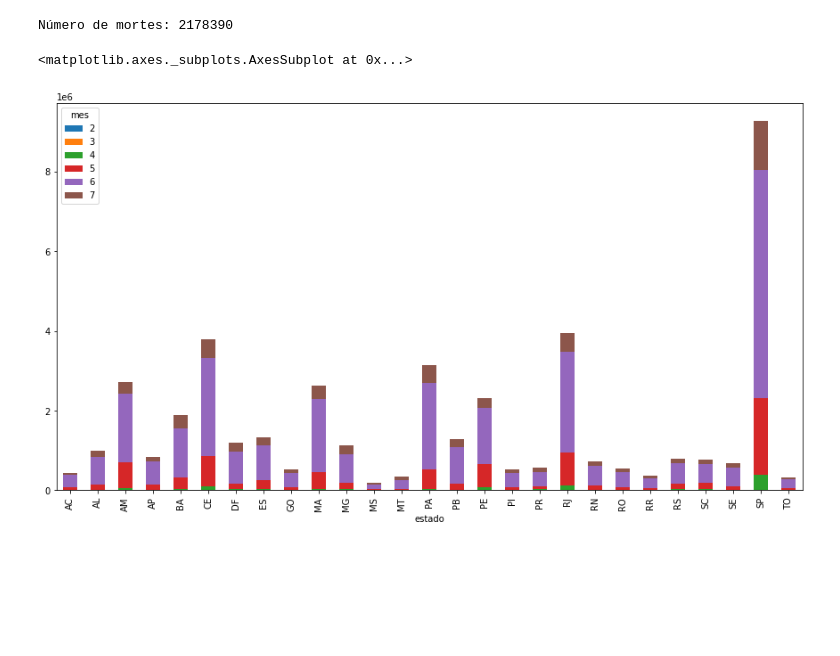
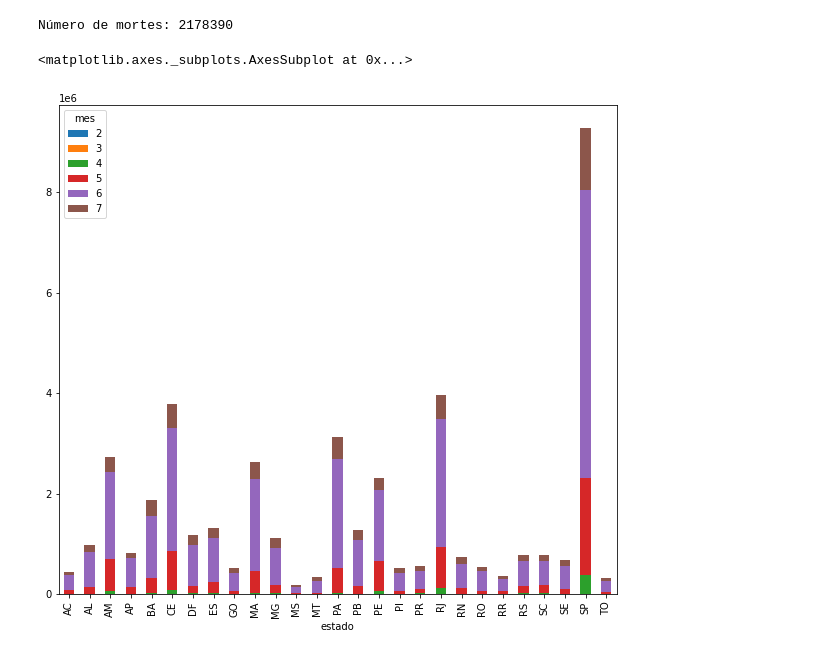
Before and after one commit to jonnes-nascimento/iniciacao_cientifica, a Jupyter notebook: IC_USJT_2020_COVID_19_Dados_Regionais.ipynb, the cells around one changed output. Saved outputs shown, nothing was run; the diff lists cells and outputs as text; code cells hidden in the pictures; blank space fills up the shorter version.

```diff
--- a/IC_USJT_2020_COVID_19_Dados_Regionais.ipynb
+++ b/IC_USJT_2020_COVID_19_Dados_Regionais.ipynb
@@ -96,12 +96,11 @@ print('Número de mortes: %d' % dados['n_mortes'].sum())
 Número de mortes: 2178390
 # %%
 casos_estado_mes = dados.groupby(['estado', 'mes_descr', 'mes', 'ano'], as_index=False)['n_casos'].sum()
-casos_estado_mes.pivot(index = 'estado', columns='mes', values='n_casos')
-  .plot(
+casos_estado_mes.pivot(index = 'estado', columns='mes', values='n_casos').plot(
       kind='bar',
       stacked=True,
-      figsize=(15,8),
+      figsize=(10,9)
   )
 # %% [output]
 <matplotlib.axes._subplots.AxesSubplot at 0x...>
-[figure, old version]
+[figure, new version]
```
Also changed, not shown: parts of 2 cells of this notebook.
